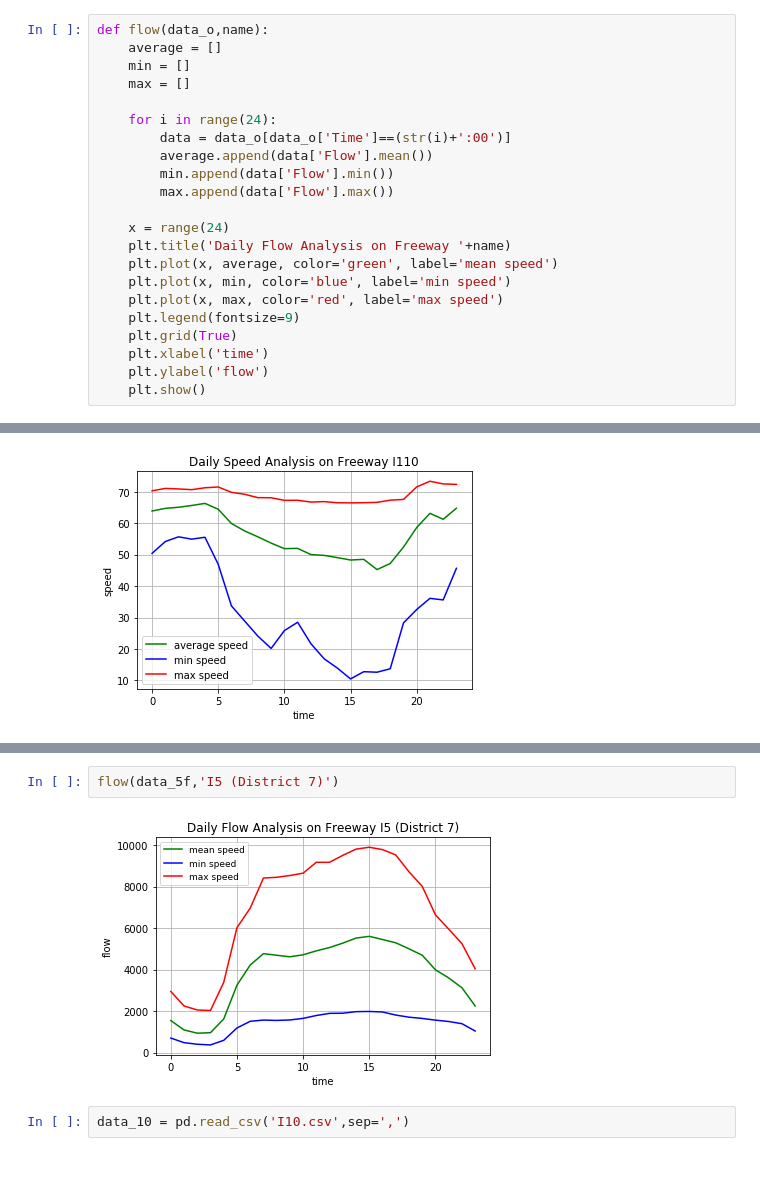
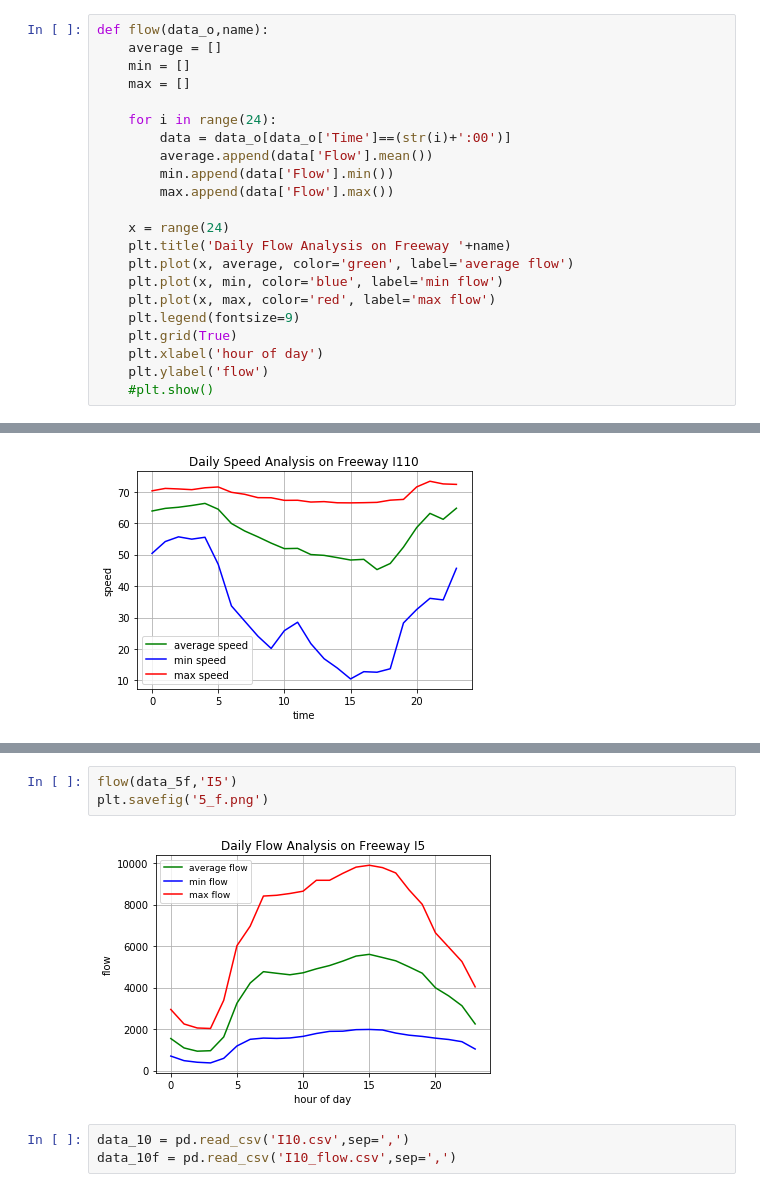
Before and after one commit to bananannn/ECE-143-Group-2, a Jupyter notebook: Freeway.ipynb, the cells around one changed output, grey strips where cells are left out. Saved outputs shown, nothing was run; the diff lists cells and outputs as text.

```diff
--- a/Freeway.ipynb
+++ b/Freeway.ipynb
@@ -39,11 +39,11 @@ def flow(data_o,name):
 
     x = range(24)
     plt.title('Daily Flow Analysis on Freeway '+name)
-    plt.plot(x, average, color='green', label='mean speed')
-    plt.plot(x, min, color='blue', label='min speed')
-    plt.plot(x, max, color='red', label='max speed')
+    plt.plot(x, average, color='green', label='average flow')
+    plt.plot(x, min, color='blue', label='min flow')
+    plt.plot(x, max, color='red', label='max flow')
     plt.legend(fontsize=9)
     plt.grid(True)
-    plt.xlabel('time')
+    plt.xlabel('hour of day')
     plt.ylabel('flow')
-    plt.show()
+    #plt.show()
@@ -154,6 +80,8 @@ data_5f
 # %%
-flow(data_5f,'I5 (District 7)')
+flow(data_5f,'I5')
+plt.savefig('5_f.png')
 # %% [output]
-[figure, old version]
+[figure, new version]
 # %%
 data_10 = pd.read_csv('I10.csv',sep=',')
+data_10f = pd.read_csv('I10_flow.csv',sep=',')
```
Also changed, not shown: parts of 21 cells of this notebook.
